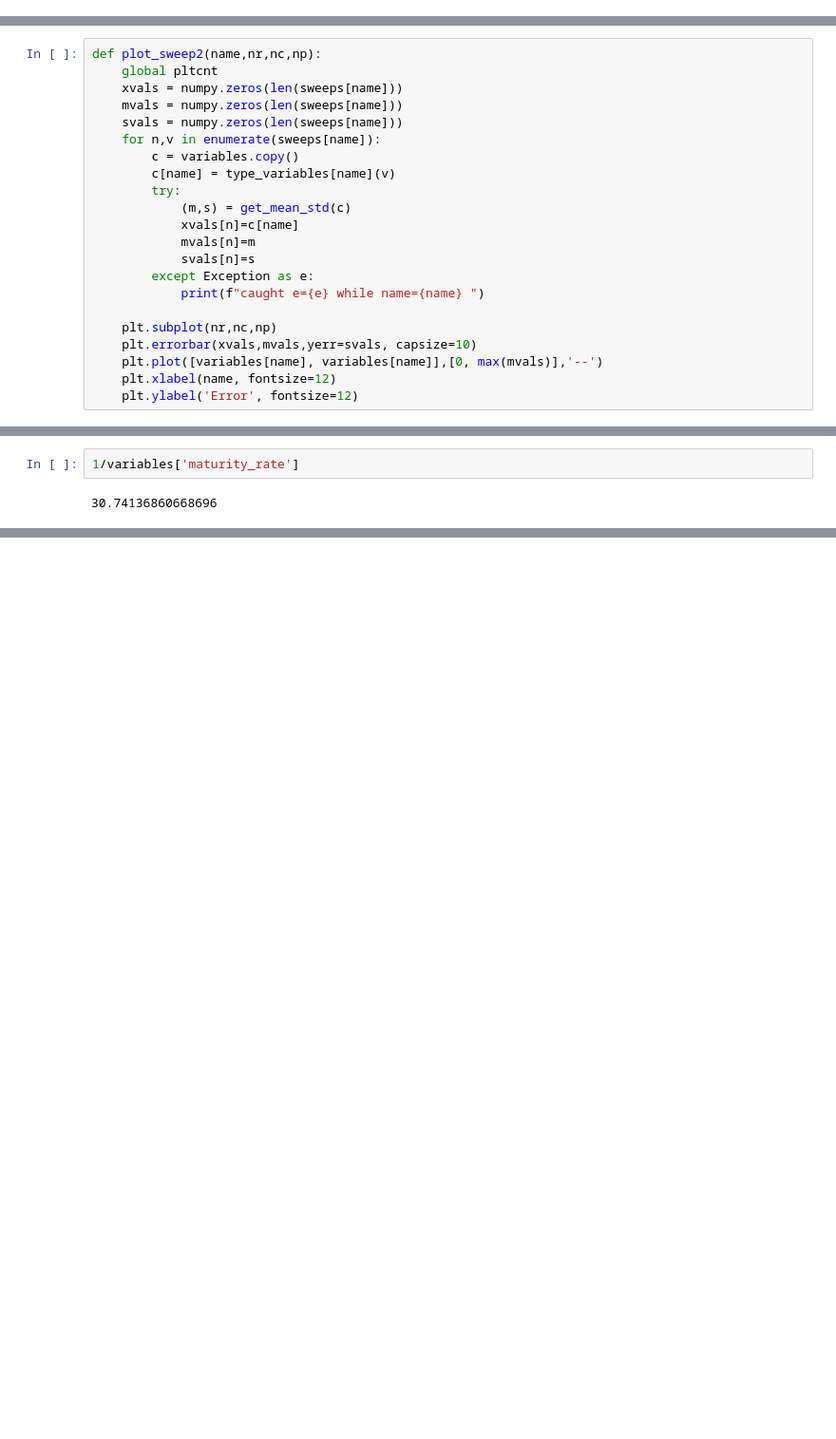
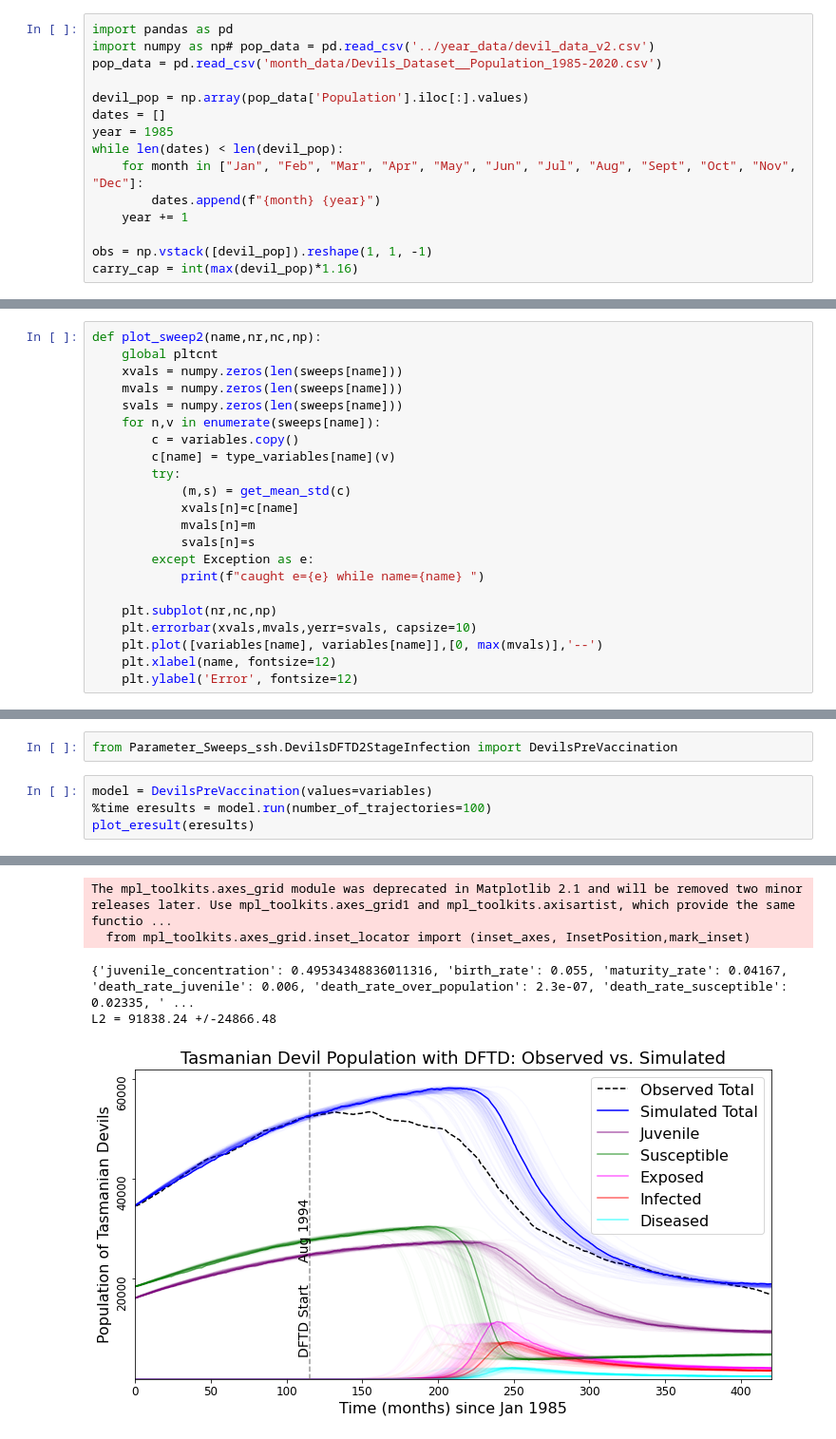
Before and after one commit to StochSS/devils_dftd_modeling, a Jupyter notebook: Remote Simulation Parameter Sweeps.ipynb, the cells around one changed output, grey strips where cells are left out. Shown at 95% size. Saved outputs shown, nothing was run; the diff lists cells and outputs as text; blank space fills up the shorter version.

```diff
--- a/Remote Simulation Parameter Sweeps.ipynb
+++ b/Remote Simulation Parameter Sweeps.ipynb
@@ -44,3 +28,18 @@ import time
+# %%
+import pandas as pd
+import numpy as np# pop_data = pd.read_csv('../year_data/devil_data_v2.csv')
+pop_data = pd.read_csv('month_data/Devils_Dataset__Population_1985-2020.csv')
+
+devil_pop = np.array(pop_data['Population'].iloc[:].values)
+dates = []
+year = 1985
+while len(dates) < len(devil_pop):
+    for month in ["Jan", "Feb", "Mar", "Apr", "May", "Jun", "Jul", "Aug", "Sept", "Oct", "Nov", "Dec"]:
+        dates.append(f"{month} {year}")
+    year += 1
+
+obs = np.vstack([devil_pop]).reshape(1, 1, -1)
+carry_cap = int(max(devil_pop)*1.16)
 # %%
 mean_std_db={}
 # %%
@@ -395,4 +449,7 @@ plot_sweep('DFTD_start')
-# %%
-1/variables['maturity_rate']
-# %% [output]
-30.74136860668696
+# %%
+from Parameter_Sweeps_ssh.DevilsDFTD2StageInfection import DevilsPreVaccination
+# %%
+model = DevilsPreVaccination(values=variables)
+%time eresults = model.run(number_of_trajectories=100)
+plot_eresult(eresults)
+# %% [output]
@@ -398,0 +458,5 @@ plot_sweep('DFTD_start')
+The mpl_toolkits.axes_grid module was deprecated in Matplotlib 2.1 and will be removed two minor releases later. Use mpl_toolkits.axes_grid1 and mpl_toolkits.axisartist, which provide the same functio ...
+  from mpl_toolkits.axes_grid.inset_locator import (inset_axes, InsetPosition,mark_inset)
+{'juvenile_concentration': 0.49534348836011316, 'birth_rate': 0.055, 'maturity_rate': 0.04167, 'death_rate_juvenile': 0.006, 'death_rate_over_population': 2.3e-07, 'death_rate_susceptible': 0.02335, ' ...
+L2 = 91838.24 +/-24866.48
+[figure, added]
```
Also changed, not shown: parts of 16 cells of this notebook, 1 other file.
